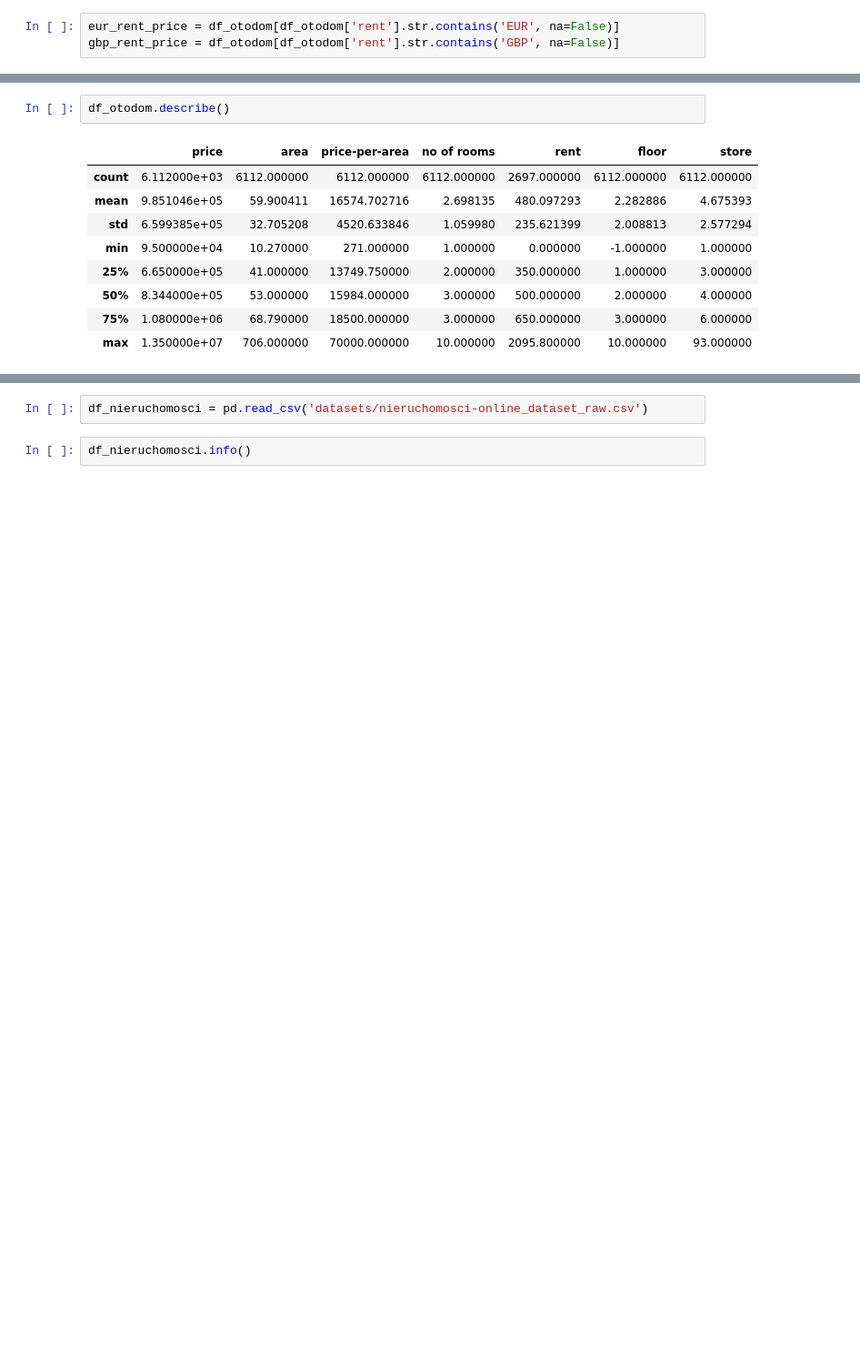
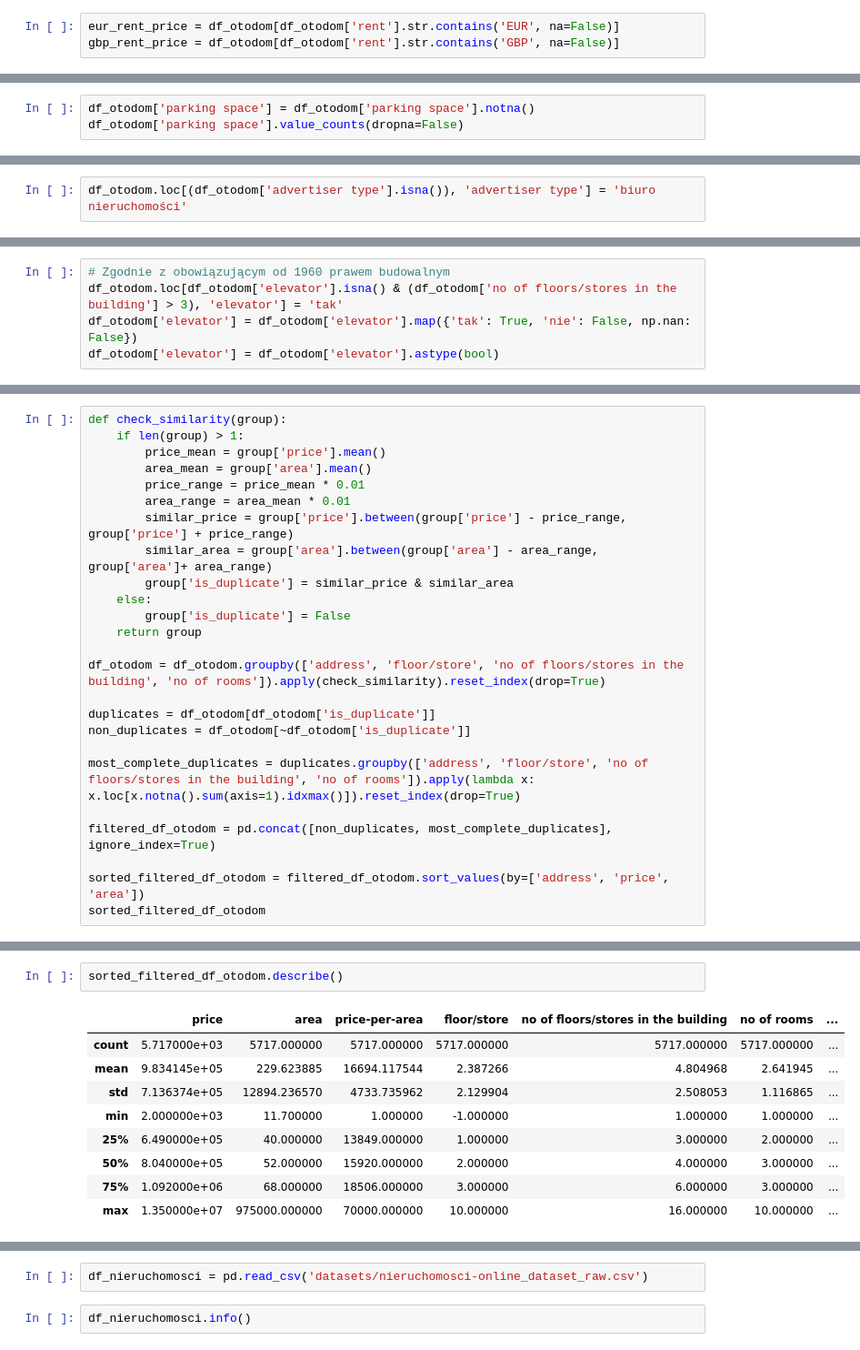
Before and after one commit to ksobczykR2DS/cracow-house-market-analysis, a Jupyter notebook: analysis.ipynb, the cells around one changed output, grey strips where cells are left out. Shown at 91% size. Cells and saved outputs as stored; diff of their text form; blank space fills up the shorter version.

Commit message:
Prepare otodom data

```diff
--- a/analysis.ipynb
+++ b/analysis.ipynb
@@ -320,0 +409,3 @@ df_otodom['store'] = df_otodom['store'].astype(int)
+# %%
+df_otodom['parking space'] = df_otodom['parking space'].notna()
+df_otodom['parking space'].value_counts(dropna=False)
@@ -320,0 +471,2 @@ df_otodom['store'] = df_otodom['store'].astype(int)
+# %%
+df_otodom.loc[(df_otodom['advertiser type'].isna()), 'advertiser type'] = 'biuro nieruchomości'
@@ -320,0 +482,5 @@ df_otodom['store'] = df_otodom['store'].astype(int)
+# %%
+# Zgodnie z obowiązującym od 1960 prawem budowalnym
+df_otodom.loc[df_otodom['elevator'].isna() & (df_otodom['no of floors/stores in the building'] > 3), 'elevator'] = 'tak'
+df_otodom['elevator'] = df_otodom['elevator'].map({'tak': True, 'nie': False, np.nan: False})
+df_otodom['elevator'] = df_otodom['elevator'].astype(bool)
@@ -344,0 +544,25 @@ df_otodom['price'].mean()
+# %%
+def check_similarity(group):
+    if len(group) > 1:
+        price_mean = group['price'].mean()
+        area_mean = group['area'].mean()
+        price_range = price_mean * 0.01
+        area_range = area_mean * 0.01
+        similar_price = group['price'].between(group['price'] - price_range, group['price'] + price_range)
+        similar_area = group['area'].between(group['area'] - area_range, group['area']+ area_range)
+        group['is_duplicate'] = similar_price & similar_area
+    else:
+        group['is_duplicate'] = False
+    return group
+
+df_otodom = df_otodom.groupby(['address', 'floor/store', 'no of floors/stores in the building', 'no of rooms']).apply(check_similarity).reset_index(drop=True)
+
+duplicates = df_otodom[df_otodom['is_duplicate']]
+non_duplicates = df_otodom[~df_otodom['is_duplicate']]
+
+most_complete_duplicates = duplicates.groupby(['address', 'floor/store', 'no of floors/stores in the building', 'no of rooms']).apply(lambda x: x.loc[x.notna().sum(axis=1).idxmax()]).reset_index(drop=True)
+
+filtered_df_otodom = pd.concat([non_duplicates, most_complete_duplicates], ignore_index=True)
+
+sorted_filtered_df_otodom = filtered_df_otodom.sort_values(by=['address', 'price', 'area'])
+sorted_filtered_df_otodom
@@ -345,12 +608,12 @@ df_otodom['price'].mean()
 # %%
-df_otodom.describe()
+sorted_filtered_df_otodom.describe()
 # %% [output]
-|  | price | area | price-per-area | no of rooms | rent | floor | store |
-| count | 6.112000e+03 | 6112.000000 | 6112.000000 | 6112.000000 | 2697.000000 | 6112.000000 | 6112.000000 |
-| mean | 9.851046e+05 | 59.900411 | 16574.702716 | 2.698135 | 480.097293 | 2.282886 | 4.675393 |
-| std | 6.599385e+05 | 32.705208 | 4520.633846 | 1.059980 | 235.621399 | 2.008813 | 2.577294 |
-| min | 9.500000e+04 | 10.270000 | 271.000000 | 1.000000 | 0.000000 | -1.000000 | 1.000000 |
-| 25% | 6.650000e+05 | 41.000000 | 13749.750000 | 2.000000 | 350.000000 | 1.000000 | 3.000000 |
-| 50% | 8.344000e+05 | 53.000000 | 15984.000000 | 3.000000 | 500.000000 | 2.000000 | 4.000000 |
-| 75% | 1.080000e+06 | 68.790000 | 18500.000000 | 3.000000 | 650.000000 | 3.000000 | 6.000000 |
-| max | 1.350000e+07 | 706.000000 | 70000.000000 | 10.000000 | 2095.800000 | 10.000000 | 93.000000 |
+|  | price | area | price-per-area | floor/store | no of floors/stores in the building | no of rooms | ... |
+| count | 5.717000e+03 | 5717.000000 | 5717.000000 | 5717.000000 | 5717.000000 | 5717.000000 | ... |
+| mean | 9.834145e+05 | 229.623885 | 16694.117544 | 2.387266 | 4.804968 | 2.641945 | ... |
+| std | 7.136374e+05 | 12894.236570 | 4733.735962 | 2.129904 | 2.508053 | 1.116865 | ... |
+| min | 2.000000e+03 | 11.700000 | 1.000000 | -1.000000 | 1.000000 | 1.000000 | ... |
+| 25% | 6.490000e+05 | 40.000000 | 13849.000000 | 1.000000 | 3.000000 | 2.000000 | ... |
+| 50% | 8.040000e+05 | 52.000000 | 15920.000000 | 2.000000 | 4.000000 | 3.000000 | ... |
+| 75% | 1.092000e+06 | 68.000000 | 18506.000000 | 3.000000 | 6.000000 | 3.000000 | ... |
+| max | 1.350000e+07 | 975000.000000 | 70000.000000 | 10.000000 | 16.000000 | 10.000000 | ... |
```
Also changed, not shown: parts of 156 cells of this notebook, 2 other files.
